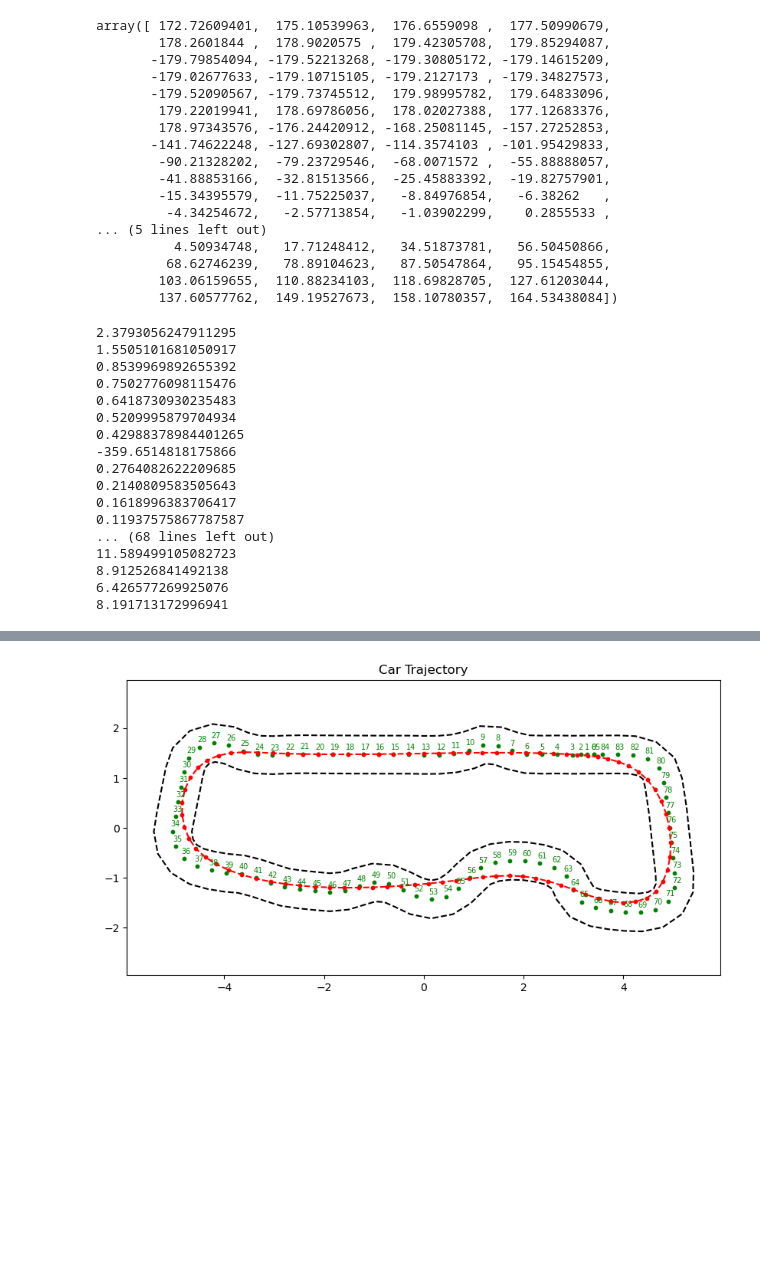
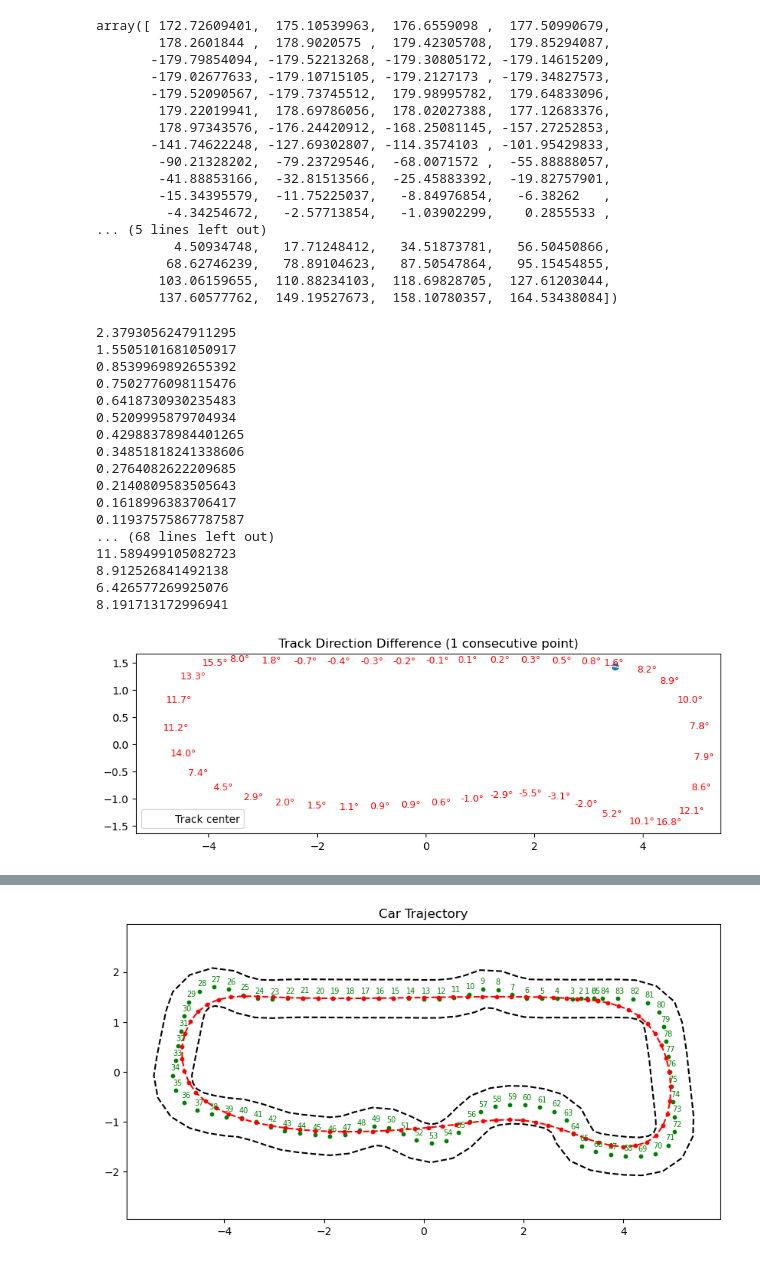
Before and after one commit to nachtdenkerr/42Horsepower, a Jupyter notebook: pre_compute.ipynb, the cells around one changed output, grey strips where cells are left out. Saved outputs shown, nothing was run; the diff lists cells and outputs as text; code cells hidden in the pictures; blank space fills up the shorter version.

```diff
--- a/pre_compute.ipynb
+++ b/pre_compute.ipynb
@@ -220,6 +216,7 @@ array([ 172.72609401,  175.10539963,  176.6559098 ,  177.50990679,
         137.60577762,  149.19527673,  158.10780357,  164.53438084])
 # %%
 track_angle_diff = np.roll(ideal_track_angles, -1, axis=0) - ideal_track_angles
+track_angle_diff = (track_angle_diff + 180) % 360 - 180
 for i in range(len(track_angle_diff)):
 	print (float(track_angle_diff[i]))
 # %% [output]
@@ -230,7 +227,7 @@ for i in range(len(track_angle_diff)):
 0.6418730930235483
 0.5209995879704934
 0.42988378984401265
--359.6514818175866
+0.34851818241338606
 0.2764082622209685
 0.2140809583505643
 0.1618996383706417
@@ -240,3 +237,20 @@ for i in range(len(track_angle_diff)):
 8.912526841492138
 6.426577269925076
 8.191713172996941
+# %%
+N = len(ideal_race_line) - 1
+xs, ys = ideal_race_line[:, 0], ideal_race_line[:, 1]
+
+plt.figure(figsize=(10, 5))
+plt.plot(xs, ys, "w-", linewidth=1, label="Track center")
+plt.scatter(xs[0], ys[0])
+# Annotate with angles
+for i in range(1, len(track_angle_diff), 2):
+	plt.text(xs[i], ys[i], f"{track_angle_diff[i]:.1f}°", fontsize=9, color="red")
+
+plt.gca().set_aspect("equal")
+plt.title("Track Direction Difference (1 consecutive point)")
+plt.legend()
+plt.show()
+# %% [output]
+[figure, added]
```
Also changed, not shown: parts of 7 cells of this notebook, 2 other files.
